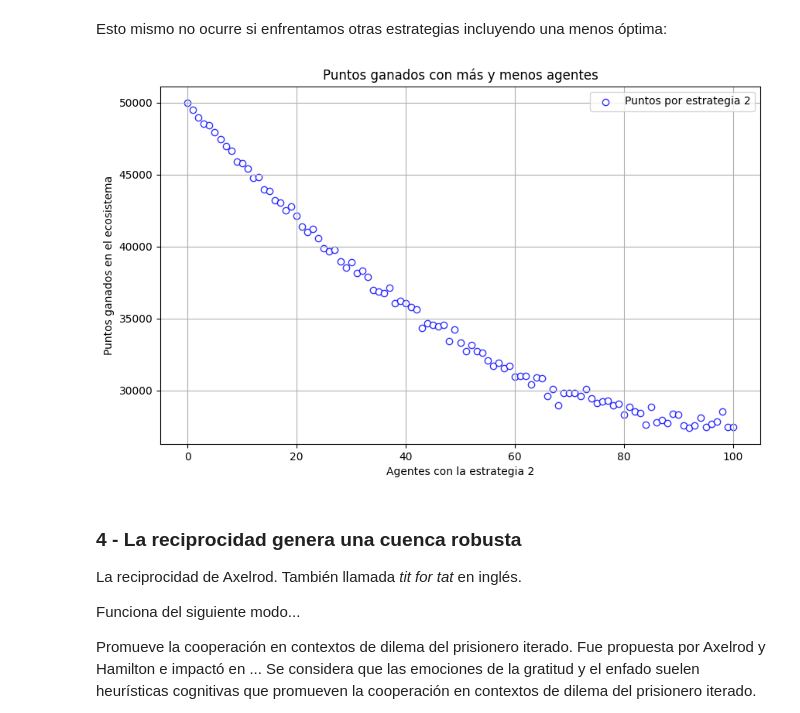
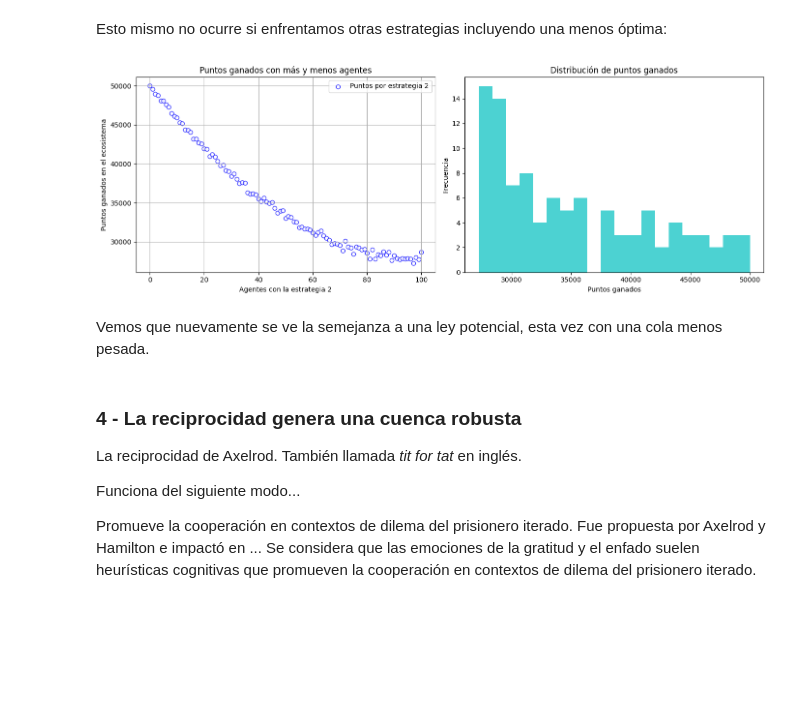
Before and after one commit to matuneville/ultimatum-game-model, a Jupyter notebook: src/informe.ipynb, the cells around one changed output. Drawn from its saved outputs; the diff is of its cells as text; code cells hidden in the pictures; blank space fills up the shorter version.

```diff
--- a/src/informe.ipynb
+++ b/src/informe.ipynb
@@ -419,9 +395,11 @@ Es interesante que el mínimo de puntos a nivel social se da cuando la mitad de
 # %% [markdown]
 Esto mismo no ocurre si enfrentamos otras estrategias incluyendo una menos óptima:
 # %%
-experimentos.puntos_segun_presencia_de_dos_estrategias(tacaña, azarosa, topologia_densa)
+puntos = experimentos.puntos_segun_presencia_de_dos_estrategias(tacaña, azarosa, topologia_densa, incluir_histograma=True)
 # %% [output]
-[figure, old version]
+[figure, new version]
+# %% [markdown]
+Vemos que nuevamente se ve la semejanza a una ley potencial, esta vez con una cola menos pesada.
 # %% [markdown]
 ### 4 - La reciprocidad genera una cuenca robusta
 
```
Also changed, not shown: parts of 25 cells of this notebook, 1 other file.
